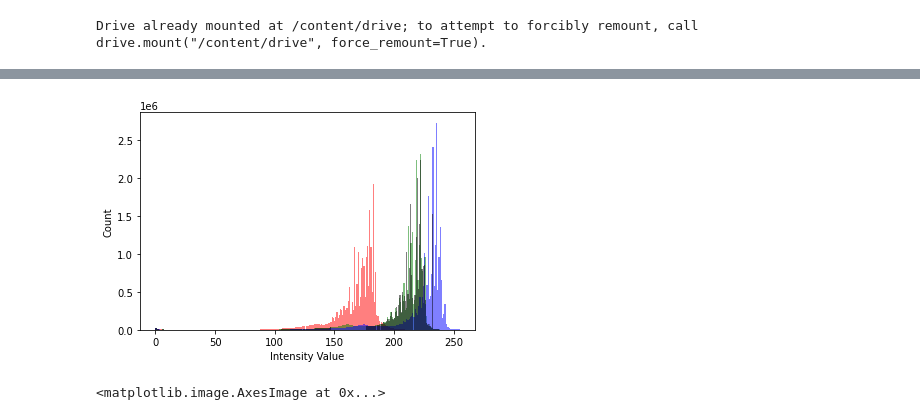
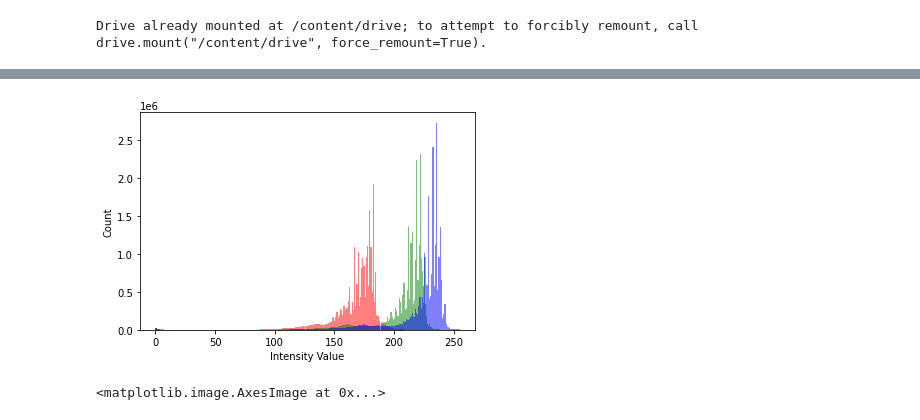
Before and after one commit to KacperGrodecki/image_proccessing, a Jupyter notebook: kuba_img_manip.ipynb, the cells around one changed output, grey strips where cells are left out. Cells and saved outputs as stored; diff of their text form; code cells hidden in the pictures.

```diff
--- a/kuba_img_manip.ipynb
+++ b/kuba_img_manip.ipynb
@@ -119,21 +167,21 @@ gray_image_copy[(gray_image<hist_max+15)&(gray_image>hist_max-15)]=hist_max_all+
 # %%
 
 rgb_image = cv2.imread('drive/MyDrive/kuba/fig94.jpg')
 #gray_image = cv2.cvtColor(rgb_image, cv2.COLOR_BGR2GRAY)
 #_ = plt.hist(image.ravel(), bins = 256, color = 'orange', )
 _ = plt.hist(rgb_image[:, :,0].ravel(), bins = 256, color = 'red', alpha = 0.5)
 _ = plt.hist(rgb_image[:, :,1].ravel(), bins = 256, color = 'green', alpha = 0.5)
 _ = plt.hist(rgb_image[:, :,2].ravel(), bins = 256, color = 'blue', alpha = 0.5)
 
-_ = plt.hist(gray_image_copy[:, :].ravel(), bins = 256, color = 'black', alpha = 0.5)
+#_ = plt.hist(gray_image_copy[:, :].ravel(), bins = 256, color = 'black', alpha = 0.5)
 _ = plt.xlabel('Intensity Value')
 _ = plt.ylabel('Count')
 #plt.ylim(0,100000)
-#plt.xlim(100,250)
+#plt.xlim(150,250)
 plt.show()
 #w histogramie trzeba znaleźć dwa maksima- zarówno tła jak i napisu. przepisać zakres napisu do zakresu tła
 # %% [output]
-[figure, old version]
+[figure, new version]
 # %%
 plt.figure(figsize=(15,15))##usunąć niebieskie i czewone podpisy-podpis i pieczątkę
 plt.imshow(gray_image_copy)
```
Also changed, not shown: parts of 9 cells of this notebook.
